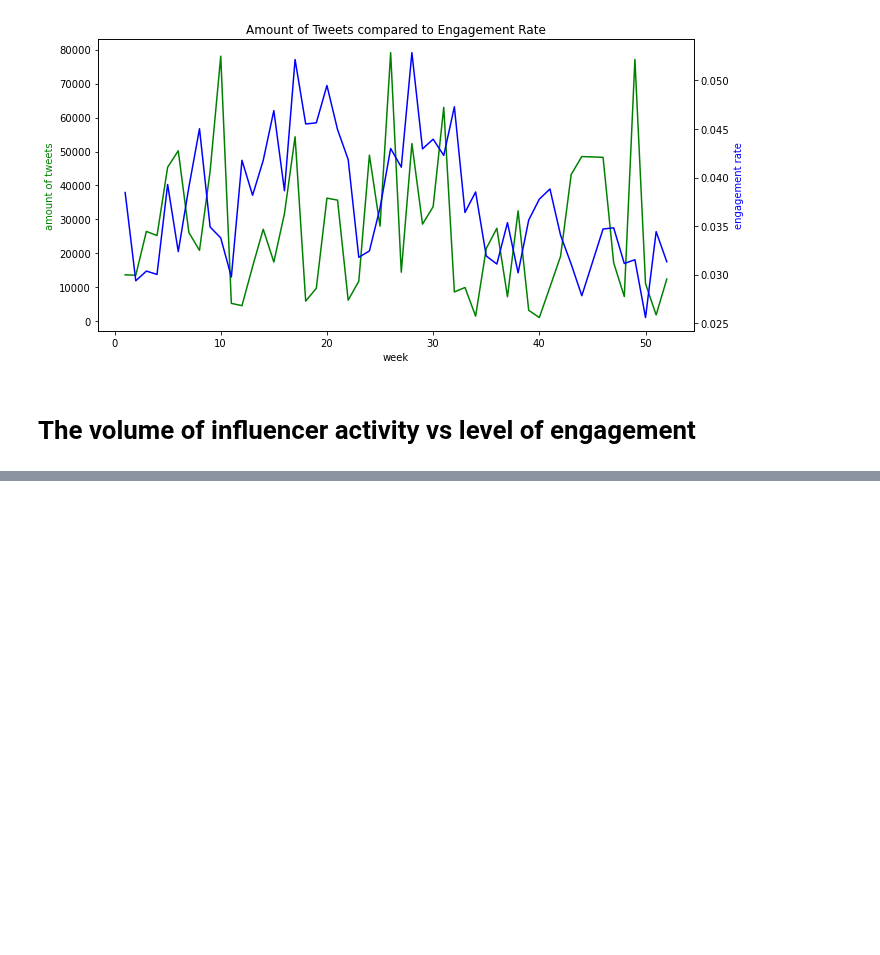
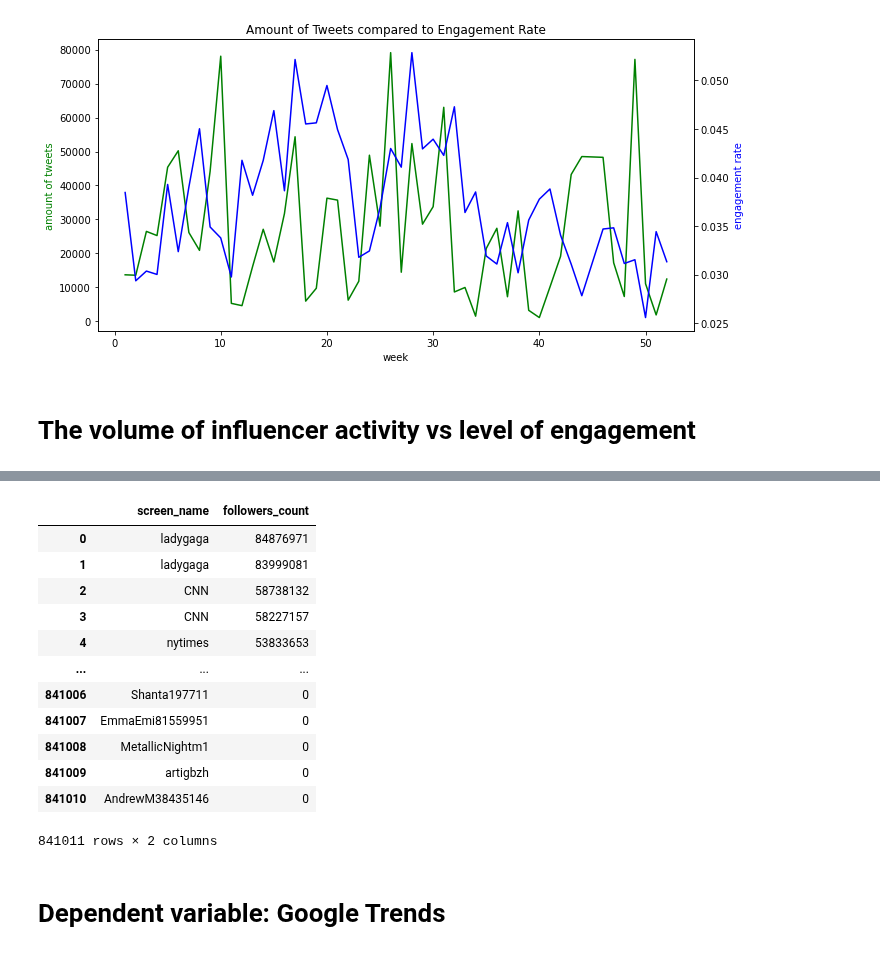
Before and after one commit to atyvaert/big-data, a Jupyter notebook: src/Exploration_Notebooks/Wouter_Exploration.ipynb, the cells around one changed output, grey strips where cells are left out. Drawn from its saved outputs; the diff is of its cells as text; code cells hidden in the pictures; blank space fills up the shorter version.

Commit message:
google_trends

```diff
--- a/src/Exploration_Notebooks/Wouter_Exploration.ipynb
+++ b/src/Exploration_Notebooks/Wouter_Exploration.ipynb
@@ -378,9 +335,10 @@ plt.show()
 # %%
 df.createOrReplaceTempView('df')
 # %%
-influencers = spark.sql("SELECT DISTINCT screen_name, followers_count \
+influencers = spark.sql("SELECT screen_name, MAX(followers_count) \
                                 FROM DF  \
                                 WHERE followers_count IS NOT NULL \
-                                ORDER BY followers_count DESC")
+                                GROUP BY screen_name \
+                                ORDER BY MAX(followers_count) DESC")
 # %%
 influencers = influencers.toPandas()
@@ -441,3 +345,4 @@ Py4JJavaError: An error occurred while calling o72.collectToPython.
 # %%
 influencers.limit(5).select("screen_name")
 # %%
+influencers = influencers[0:10]["screen_name"]
@@ -496,0 +349,18 @@ influencers.limit(5).select("screen_name")
+# %%
+influencers
+# %% [output]
+|  | screen_name | followers_count |
+| 0 | ladygaga | 84876971 |
+| 1 | ladygaga | 83999081 |
+| 2 | CNN | 58738132 |
+| 3 | CNN | 58227157 |
+| 4 | nytimes | 53833653 |
+| ... | ... | ... |
+| 841006 | Shanta197711 | 0 |
+| 841007 | EmmaEmi81559951 | 0 |
+| 841008 | MetallicNightm1 | 0 |
+| 841009 | artigbzh | 0 |
+| 841010 | AndrewM38435146 | 0 |
+841011 rows × 2 columns
+# %% [markdown]
+# Dependent variable: Google Trends
```
Also changed, not shown: parts of 11 cells of this notebook, 3 other files.
